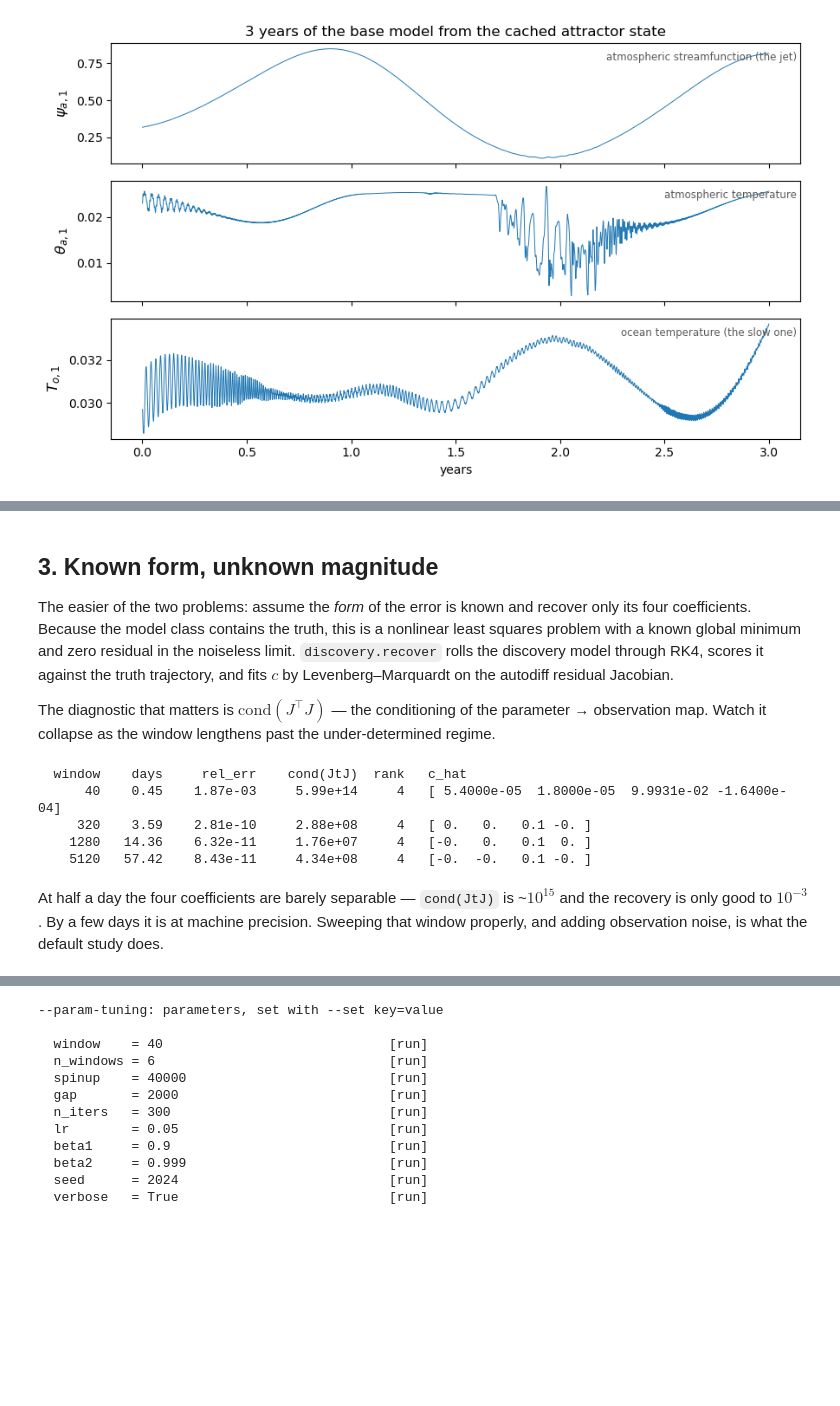
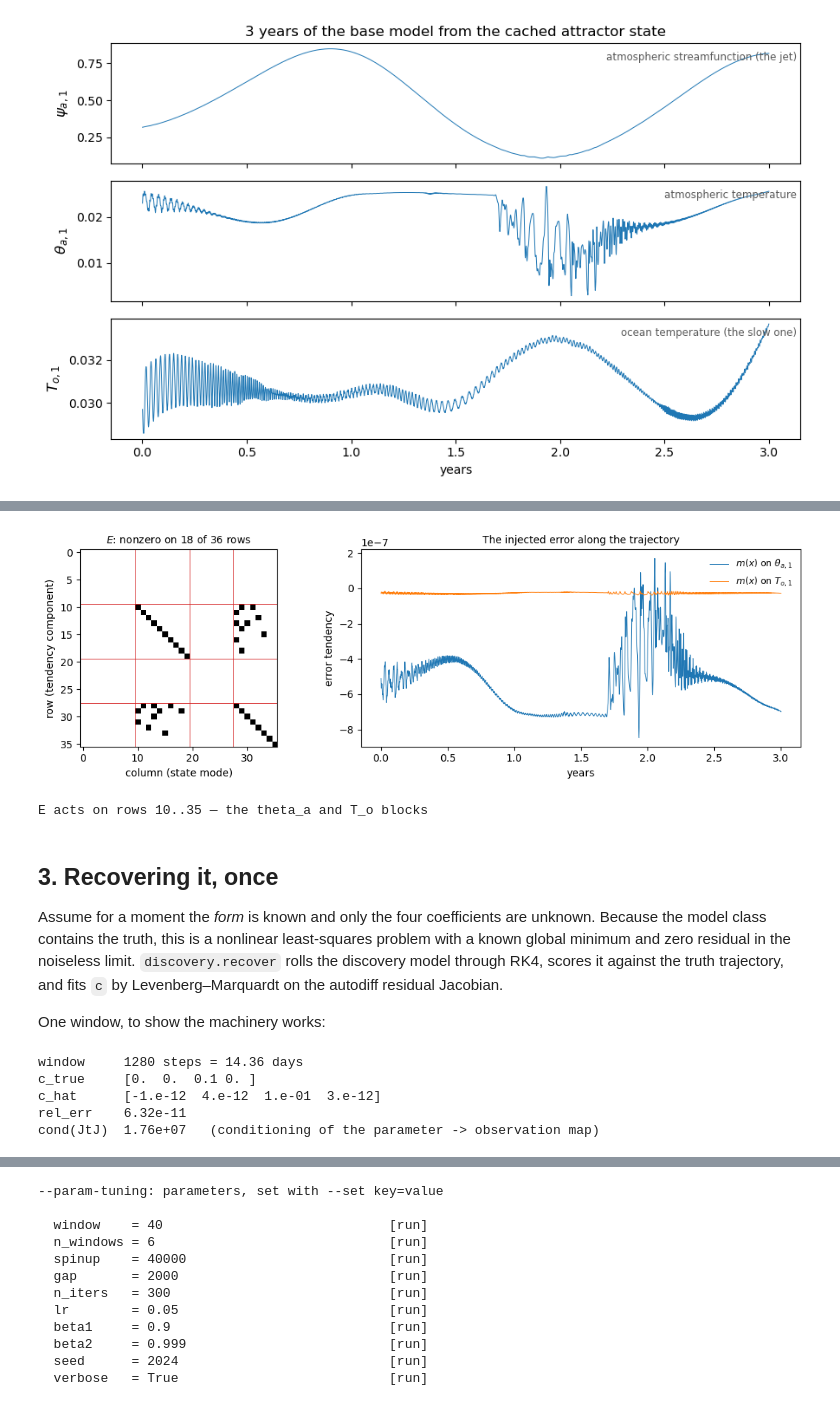
Before and after one commit to AidenPape/dqgs, a Jupyter notebook: notebooks/getting_started.ipynb, the cells around one changed output, grey strips where cells are left out. Drawn from its saved outputs; the diff is of its cells as text; code cells hidden in the pictures; blank space fills up the shorter version.

```diff
--- a/notebooks/getting_started.ipynb
+++ b/notebooks/getting_started.ipynb
@@ -209,31 +233,52 @@ E acts on rows 10..35 (the theta_a and T_o blocks) — 18 of 36
+# %%
+E = np.asarray(tw.E_full)
+rows = np.where(np.abs(E).sum(1) > 0)[0]
+
+fig, (ax1, ax2) = plt.subplots(1, 2, figsize=(11, 3.6),
+                               gridspec_kw={"width_ratios": [1, 1.5]})
+
+ax1.imshow(np.abs(E) > 0, cmap="Greys", interpolation="nearest")
+for b in vr[:-1]:
+    ax1.axhline(b - 0.5, color="tab:red", lw=0.6)
+    ax1.axvline(b - 0.5, color="tab:red", lw=0.6)
+ax1.set_title(f"$E$: nonzero on {len(rows)} of {tw.ndim} rows", fontsize=10)
+ax1.set_xlabel("column (state mode)"); ax1.set_ylabel("row (tendency component)")
+
+ax2.plot(years, m_err[:, tw.idx_thetaa1], lw=0.7, label=r"$m(x)$ on $\theta_{a,1}$")
+ax2.plot(years, m_err[:, tw.idx_To1], lw=0.7, label=r"$m(x)$ on $T_{o,1}$")
+ax2.set_xlabel("years"); ax2.set_ylabel("error tendency")
+ax2.set_title("The injected error along the trajectory", fontsize=10)
+ax2.legend(frameon=False, fontsize=9)
+fig.tight_layout(); plt.show()
+
+print(f"E acts on rows {rows.min()}..{rows.max()} — the theta_a and T_o blocks")
+# %% [output]
+[figure, added]
+E acts on rows 10..35 — the theta_a and T_o blocks
 # %% [markdown]
-## 3. Known form, unknown magnitude
+## 3. Recovering it, once
 
-The easier of the two problems: assume the *form* of the error is known and recover only its
-four coefficients. Because the model class contains the truth, this is a nonlinear least
-squares problem with a known global minimum and zero residual in the noiseless limit.
-`discovery.recover` rolls the discovery model through RK4, scores it against the truth
-trajectory, and fits $c$ by Levenberg–Marquardt on the autodiff residual Jacobian.
+Assume for a moment the *form* is known and only the four coefficients are unknown. Because
+the model class contains the truth, this is a nonlinear least-squares problem with a known
+global minimum and zero residual in the noiseless limit. `discovery.recover` rolls the
+discovery model through RK4, scores it against the truth trajectory, and fits `c` by
+Levenberg–Marquardt on the autodiff residual Jacobian.
 
-The diagnostic that matters is $\mathrm{cond}(J^\top J)$ — the conditioning of the
-parameter → observation map. Watch it collapse as the window lengthens past the
-under-determined regime.
+One window, to show the machinery works:
 # %%
+W = 1280                                       # steps; ~14 days
 mask = obs_mask(tw.ndim, vr, "full")           # observe all 36; try "atmos" / "ocean" / "temp"
-Y_true = np.asarray(discovery.rollout(lambda y: tw.f_true(y), x_attr, config.DT, 5120))
+Y_true = np.asarray(discovery.rollout(lambda y: tw.f_true(y), x_attr, config.DT, W))
 
-print(f"{'window':>8} {'days':>7}  {'rel_err':>10}  {'cond(JtJ)':>11}  {'rank':>4}   c_hat")
-for w in (40, 320, 1280, 5120):
-    r = discovery.recover(tw, x_attr, Y_true[:w], config.DT, mask, eta=0.0, n_iters=cfg.lm_iters)
-    print(f"{w:8d} {config.steps_to_days(w):7.2f}  {r['rel_err']:10.2e}  "
-          f"{r['cond']:11.2e}  {r['rank']:4d}   {np.round(r['c_hat'], 6)}")
+r = discovery.recover(tw, x_attr, Y_true, config.DT, mask, eta=0.0, n_iters=cfg.lm_iters)
+print(f"window     {W} steps = {config.steps_to_days(W):.2f} days")
+print(f"c_true     {np.asarray(tw.c_true)}")
+print(f"c_hat      {np.round(r['c_hat'], 12)}")
+print(f"rel_err    {r['rel_err']:.2e}")
+print(f"cond(JtJ)  {r['cond']:.2e}   (conditioning of the parameter -> observation map)")
 # %% [output]
-  window    days     rel_err    cond(JtJ)  rank   c_hat
-      40    0.45    1.87e-03     5.99e+14     4   [ 5.4000e-05  1.8000e-05  9.9931e-02 -1.6400e-04]
-     320    3.59    2.81e-10     2.88e+08     4   [ 0.   0.   0.1 -0. ]
-    1280   14.36    6.32e-11     1.76e+07     4   [-0.   0.   0.1  0. ]
-    5120   57.42    8.43e-11     4.34e+08     4   [-0.  -0.   0.1 -0. ]
+window     1280 steps = 14.36 days
+c_true     [0.  0.  0.1 0. ]
+c_hat      [-1.e-12  4.e-12  1.e-01  3.e-12]
+rel_err    6.32e-11
+cond(JtJ)  1.76e+07   (conditioning of the parameter -> observation map)
-# %% [markdown]
-At half a day the four coefficients are barely separable — `cond(JtJ)` is ~$10^{15}$ and the
-recovery is only good to $10^{-3}$. By a few days it is at machine precision. Sweeping that
-window properly, and adding observation noise, is what the default study does.
```
Also changed, not shown: parts of 39 cells of this notebook, 8 other files.
